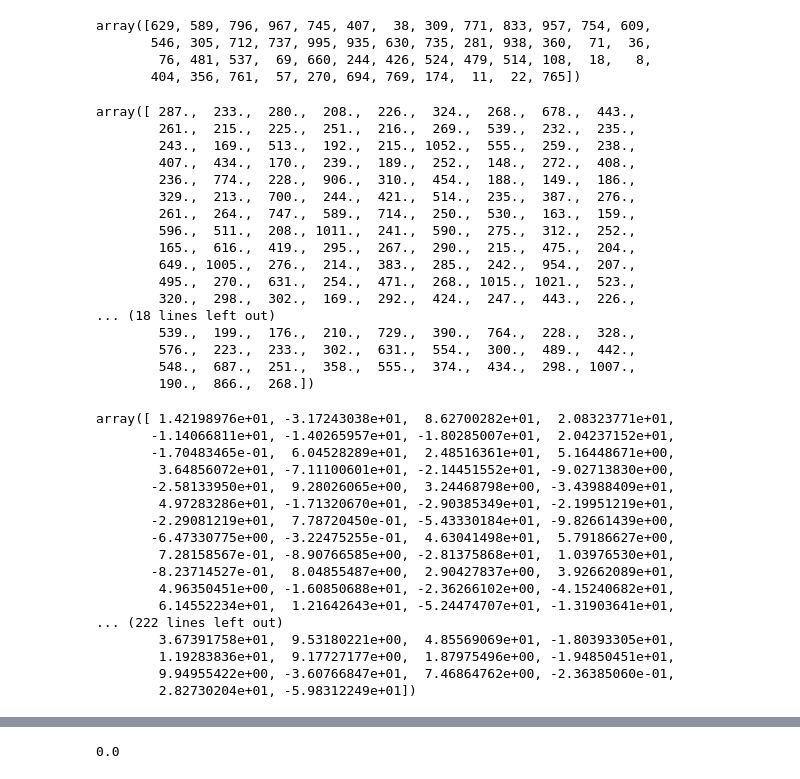
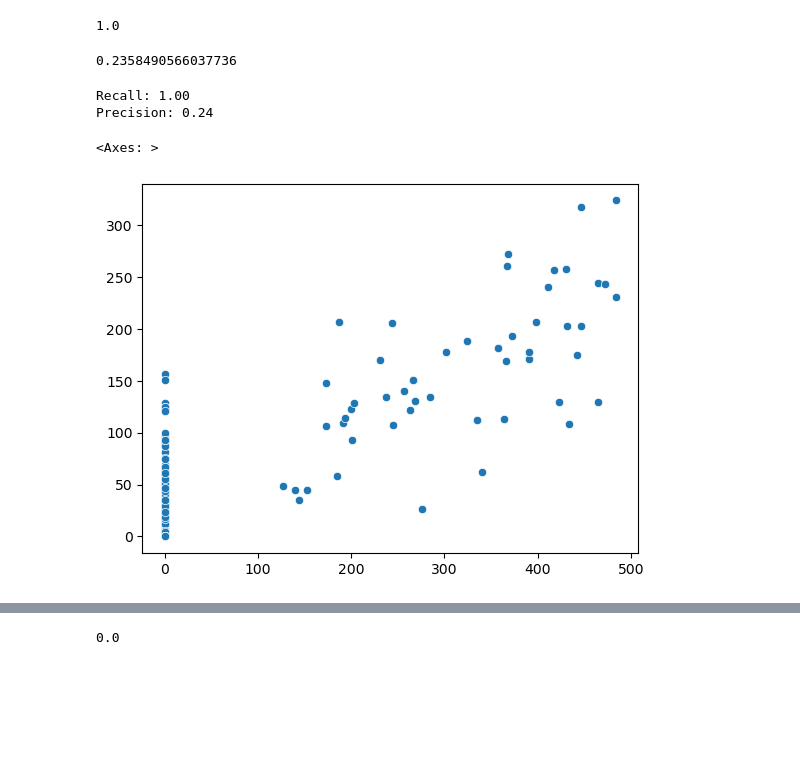
Before and after one commit to pirl-unc/golfy, a Jupyter notebook: notebooks/Deconvolution.ipynb, the cells around one changed output, grey strips where cells are left out. Cells and saved outputs as stored; diff of their text form; code cells hidden in the pictures; blank space fills up the shorter version.

```diff
--- a/notebooks/Deconvolution.ipynb
+++ b/notebooks/Deconvolution.ipynb
@@ -110,50 +220,26 @@ array([-18.30572496, -21.28217005,  47.44779791, ..., -51.29821274,
 # %%
-hit_peptides
+len(set(hit_peptides).intersection(hit_lasso_set)) / len(hit_peptides)
 # %% [output]
-array([629, 589, 796, 967, 745, 407,  38, 309, 771, 833, 957, 754, 609,
-       546, 305, 712, 737, 995, 935, 630, 735, 281, 938, 360,  71,  36,
-        76, 481, 537,  69, 660, 244, 426, 524, 479, 514, 108,  18,   8,
-       404, 356, 761,  57, 270, 694, 769, 174,  11,  22, 765])
+1.0
 # %%
-b
+len(set(hit_peptides).intersection(hit_lasso_set)) / len(hit_lasso_set)
 # %% [output]
-array([ 287.,  233.,  280.,  208.,  226.,  324.,  268.,  678.,  443.,
-        261.,  215.,  225.,  251.,  216.,  269.,  539.,  232.,  235.,
-        243.,  169.,  513.,  192.,  215., 1052.,  555.,  259.,  238.,
-        407.,  434.,  170.,  239.,  189.,  252.,  148.,  272.,  408.,
-        236.,  774.,  228.,  906.,  310.,  454.,  188.,  149.,  186.,
-        329.,  213.,  700.,  244.,  421.,  514.,  235.,  387.,  276.,
-        261.,  264.,  747.,  589.,  714.,  250.,  530.,  163.,  159.,
-        596.,  511.,  208., 1011.,  241.,  590.,  275.,  312.,  252.,
-        165.,  616.,  419.,  295.,  267.,  290.,  215.,  475.,  204.,
-        649., 1005.,  276.,  214.,  383.,  285.,  242.,  954.,  207.,
-        495.,  270.,  631.,  254.,  471.,  268., 1015., 1021.,  523.,
-        320.,  298.,  302.,  169.,  292.,  424.,  247.,  443.,  226.,
-... (18 lines left out)
-        539.,  199.,  176.,  210.,  729.,  390.,  764.,  228.,  328.,
-        576.,  223.,  233.,  302.,  631.,  554.,  300.,  489.,  442.,
-        548.,  687.,  251.,  358.,  555.,  374.,  434.,  298., 1007.,
-        190.,  866.,  268.])
+0.2358490566037736
-# %%
-x[not_hit_peptides]
-# %% [output]
-array([ 1.42198976e+01, -3.17243038e+01,  8.62700282e+01,  2.08323771e+01,
-       -1.14066811e+01, -1.40265957e+01, -1.80285007e+01,  2.04237152e+01,
-       -1.70483465e-01,  6.04528289e+01,  2.48516361e+01,  5.16448671e+00,
-        3.64856072e+01, -7.11100601e+01, -2.14451552e+01, -9.02713830e+00,
-       -2.58133950e+01,  9.28026065e+00,  3.24468798e+00, -3.43988409e+01,
-        4.97283286e+01, -1.71320670e+01, -2.90385349e+01, -2.19951219e+01,
-       -2.29081219e+01,  7.78720450e-01, -5.43330184e+01, -9.82661439e+00,
-       -6.47330775e+00, -3.22475255e-01,  4.63041498e+01,  5.79186627e+00,
-        7.28158567e-01, -8.90766585e+00, -2.81375868e+01,  1.03976530e+01,
-       -8.23714527e-01,  8.04855487e+00,  2.90427837e+00,  3.92662089e+01,
-        4.96350451e+00, -1.60850688e+01, -2.36266102e+00, -4.15240682e+01,
-        6.14552234e+01,  1.21642643e+01, -5.24474707e+01, -1.31903641e+01,
-... (222 lines left out)
-        3.67391758e+01,  9.53180221e+00,  4.85569069e+01, -1.80393305e+01,
-        1.19283836e+01,  9.17727177e+00,  1.87975496e+00, -1.94850451e+01,
-        9.94955422e+00, -3.60766847e+01,  7.46864762e+00, -2.36385060e-01,
-        2.82730204e+01, -5.98312249e+01])
+# %%
+active_set = hit_lasso_set
+print("Recall: %0.2f" % (
+      len(set(active_set).intersection(set(hit_peptides))) / len(hit_peptides)))
+print("Precision: %0.2f" % (
+      len(set(active_set).intersection(set(hit_peptides))) / len(set(active_set)) ))
+# %% [output]
+Recall: 1.00
+Precision: 0.24
+# %%
+import seaborn
+seaborn.scatterplot(x=hit_activity, y=x_lasso)
+# %% [output]
+<Axes: >
+[figure, added]
 # %%
 import pandas as pd
 import random
```
Also changed, not shown: parts of 87 cells of this notebook, 2 other files.
